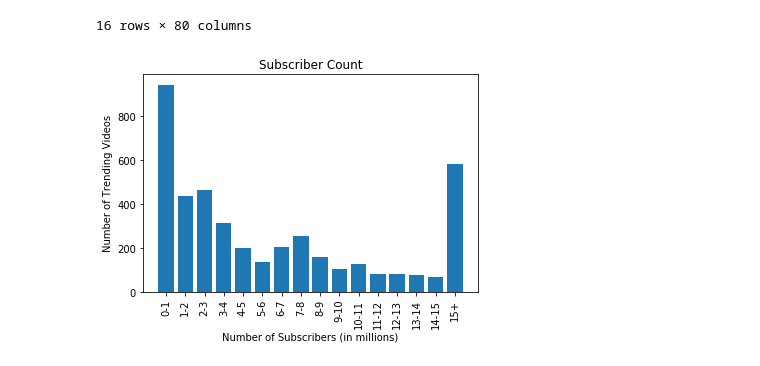
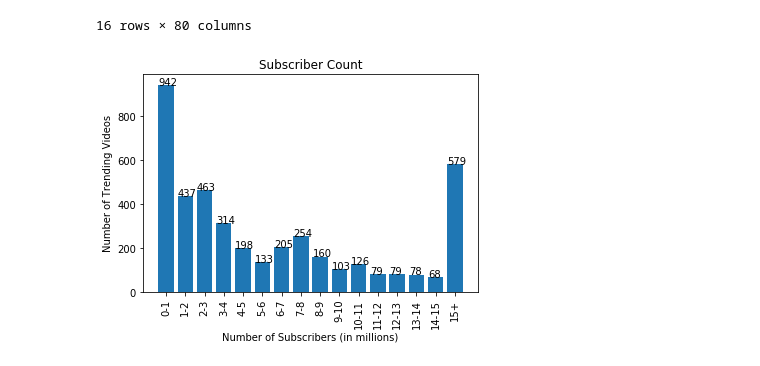
Before and after one commit to hannah8075/youtube-analysis, a Jupyter notebook: video_data.ipynb, the cells around one changed output. Cells and saved outputs as stored; diff of their text form; code cells hidden in the pictures.

Commit message:
updated graph

```diff
--- a/video_data.ipynb
+++ b/video_data.ipynb
@@ -100,13 +100,17 @@ subscribers_df.describe()
 # %%
 subscribers_data = subscribers_df["subscriber range"].value_counts()
 subscribers_data
 
-plt.bar(bin_titles, subscribers_data.values)
+bars = plt.bar(bin_titles, subscribers_data.values)
 
 plt.xticks(rotation=90)
 plt.ylabel("Number of Trending Videos")
 plt.xlabel("Number of Subscribers (in millions)")
 plt.title("Subscriber Count")
+
+for bar in bars:
+    yval = bar.get_height()
+    plt.text(bar.get_x(), yval + .005, yval)
 plt.show()
 # %% [output]
-[figure, old version]
+[figure, new version]
```
